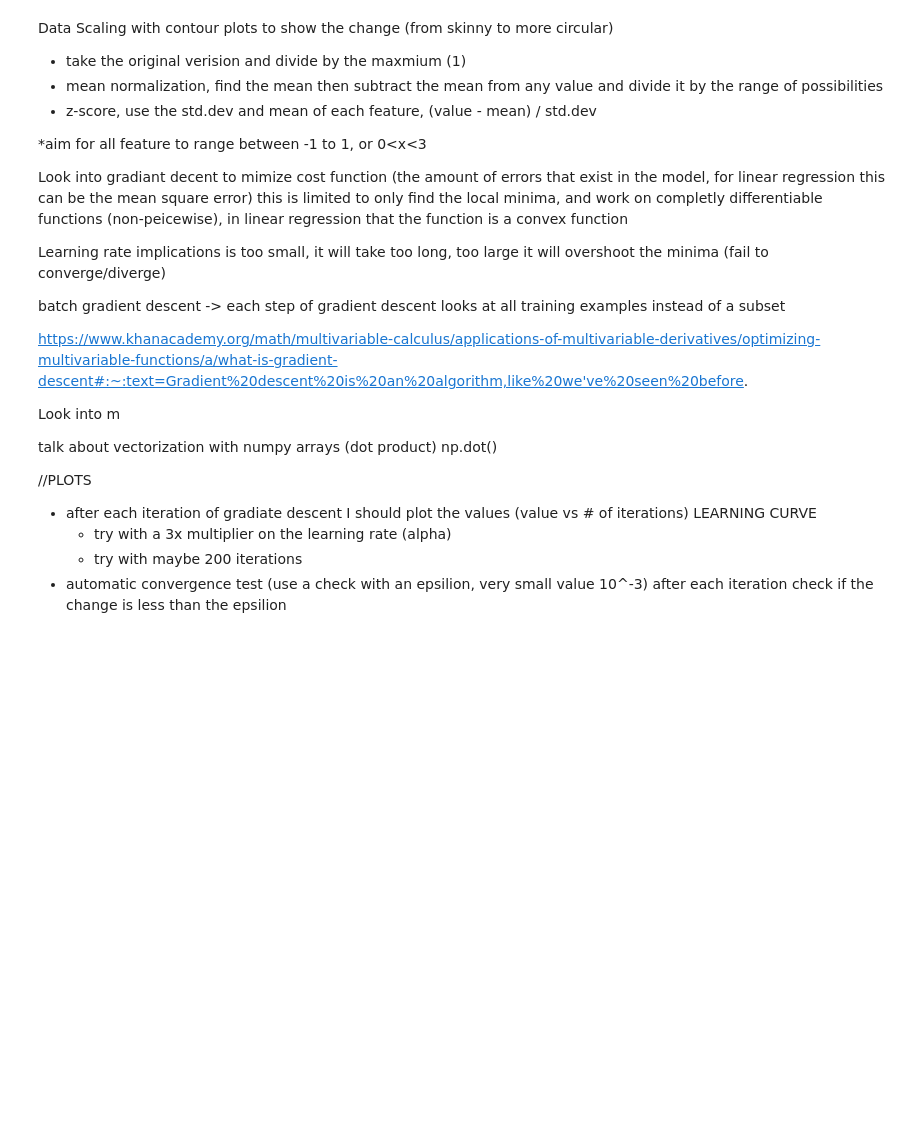
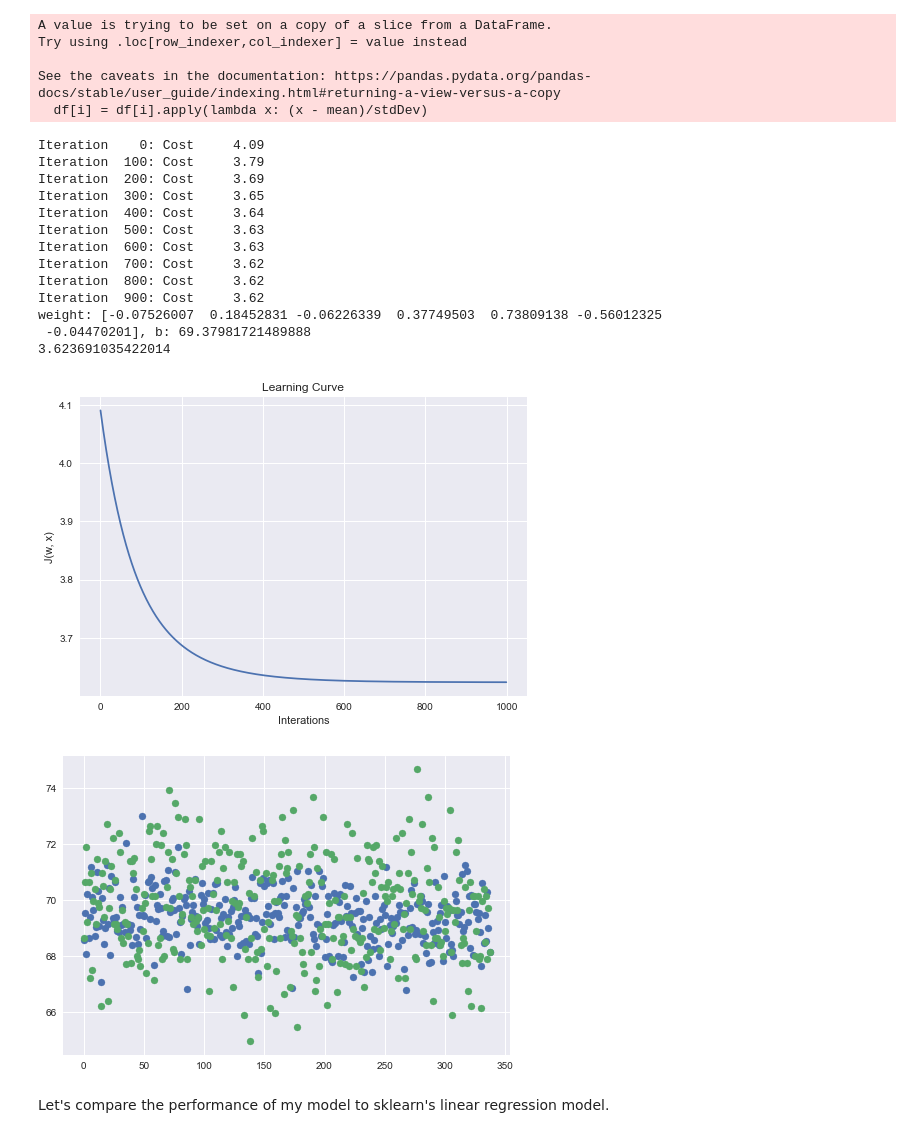
Before and after one commit to kMongru/pga-compensation-projections, a Jupyter notebook: notebooks/data_analysis.ipynb, the cells around one changed output. Drawn from its saved outputs; the diff is of its cells as text; code cells hidden in the pictures; blank space fills up the shorter version.

```diff
--- a/notebooks/data_analysis.ipynb
+++ b/notebooks/data_analysis.ipynb
@@ -248,28 +294,51 @@ scaling_helper(featureSubset)
-# %% [markdown]
-Data Scaling with contour plots to show the change (from skinny to more circular)
-- take the original verision and divide by the maxmium (1)
-- mean normalization, find the mean then subtract the mean from any value and divide it by the range of possibilities
-- z-score, use the std.dev and mean of each feature, (value - mean) / std.dev
-
-*aim for all feature to range between -1 to 1, or 0<x<3
-
-Look into gradiant decent to mimize cost function (the amount of errors that exist in the model, for linear regression this can be the mean square error) this is limited to only find the local minima, and work on completly differentiable functions (non-peicewise), in linear regression that the function is a convex function
-
-Learning rate implications is too small, it will take too long, too large it will overshoot the minima (fail to converge/diverge)
-
-batch gradient descent -> each step of gradient descent looks at all training examples instead of a subset
-
-https://www.khanacademy.org/math/multivariable-calculus/applications-of-multivariable-derivatives/optimizing-multivariable-functions/a/what-is-gradient-descent#:~:text=Gradient%20descent%20is%20an%20algorithm,like%20we've%20seen%20before.
-
-Look into m
-
-
-
-talk about vectorization with numpy arrays (dot product) np.dot()
-
-//PLOTS
-
-- after each iteration of gradiate descent I should plot the values (value vs # of iterations) LEARNING CURVE
-  - try with a 3x multiplier on the learning rate (alpha)
-  - try with maybe 200 iterations
-- automatic convergence test (use a check with an epsilion, very small value 10^-3) after each iteration check if the change is less than the epsilion
+# %%
+scaledDf = train.loc[:, train.columns != 'Score']
+scaling_helper(scaledDf)
+
+new_x_train = scaledDf.to_numpy()
+
+alpha = 1.0e-1
+b_init = np.average(y_train)
+
+min_w = np.zeros((new_x_train.shape[1]))
+min_b = 0
+min_cost = 999
+
+# best (MSE = 3.21) -> weight: [-0.37482006 -0.01586105 -0.08225523  0.58504955  0.5395469  -0.580925440 0.30640218], b: 70.22819209874864
+
+# loop to generate different weights and test results
+for i in range(20):
+    w_init=np.random.randn(new_x_train.shape[1])
+    w_computed, b_computed, scaled_history = gradient_descent(new_x_train, y_train, w_init, b_init, alpha, 1000)
+
+    if(history[-1] < min_cost):
+        min_w = w_computed
+        min_b = b_computed
+        min_cost = history[-1]
+
+print(f"weight: {min_w}, b: {min_b}")
+plot_learning_curve(scaled_history)
+plot_predicted(new_x_train, y_train, min_w, min_b)
+# %% [output]
+A value is trying to be set on a copy of a slice from a DataFrame.
+Try using .loc[row_indexer,col_indexer] = value instead
+
+See the caveats in the documentation: https://pandas.pydata.org/pandas-docs/stable/user_guide/indexing.html#returning-a-view-versus-a-copy
+  df[i] = df[i].apply(lambda x: (x - mean)/stdDev)
+Iteration    0: Cost     4.09
+Iteration  100: Cost     3.79
+Iteration  200: Cost     3.69
+Iteration  300: Cost     3.65
+Iteration  400: Cost     3.64
+Iteration  500: Cost     3.63
+Iteration  600: Cost     3.63
+Iteration  700: Cost     3.62
+Iteration  800: Cost     3.62
+Iteration  900: Cost     3.62
+weight: [-0.07526007  0.18452831 -0.06226339  0.37749503  0.73809138 -0.56012325
+ -0.04470201], b: 69.37981721489888
+3.623691035422014
+[figure, added]
+[figure, added]
+# %% [markdown]
+Let's compare the performance of my model to sklearn's linear regression model.
```
Also changed, not shown: parts of 21 cells of this notebook, 5 other files.
